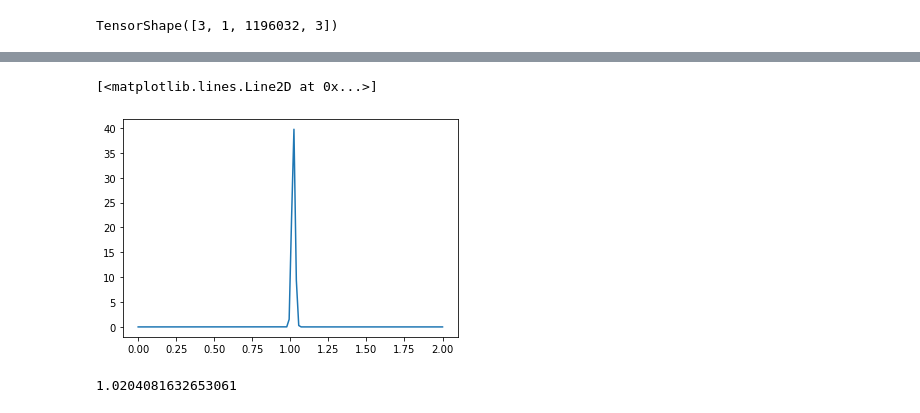
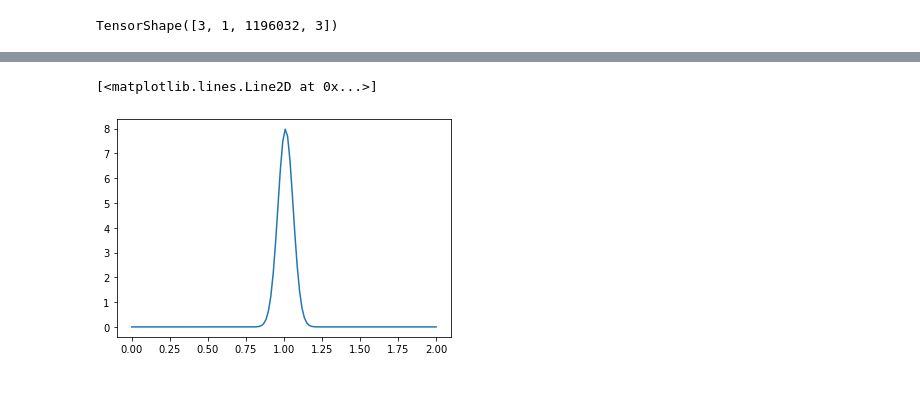
Before and after one commit to DifferentiableUniverseInitiative/flowpm, a Jupyter notebook: notebooks/Denise_lightcone.ipynb, the cells around one changed output, grey strips where cells are left out. Saved outputs shown, nothing was run; the diff lists cells and outputs as text; code cells hidden in the pictures.

```diff
--- a/notebooks/Denise_lightcone.ipynb
+++ b/notebooks/Denise_lightcone.ipynb
@@ -128,20 +130,16 @@ legend()
 import jax
 import jax_cosmo as jc
 # %%
-z = linspace(0,2,50)
+z = linspace(0,2,100)
 pz = zeros_like(z)
-pz[25] =1
-nzs_s=jc.redshift.kde_nz(z, pz,bw=0.011)
+pz[50] =1.
+nzs_s=jc.redshift.kde_nz(z, pz, bw=0.05)
 # let's draw the nz on a new array of redshifts
 zsamp = np.linspace(0,2,128)
 plot(zsamp, nzs_s(zsamp))
 # %% [output]
 [<matplotlib.lines.Line2D at 0x...>]
-[figure, old version]
+[figure, new version]
-# %%
-z[25]
-# %% [output]
-1.0204081632653061
 # %%
 nzs = [nzs_s]
 # %%
```
Also changed, not shown: parts of 14 cells of this notebook.
